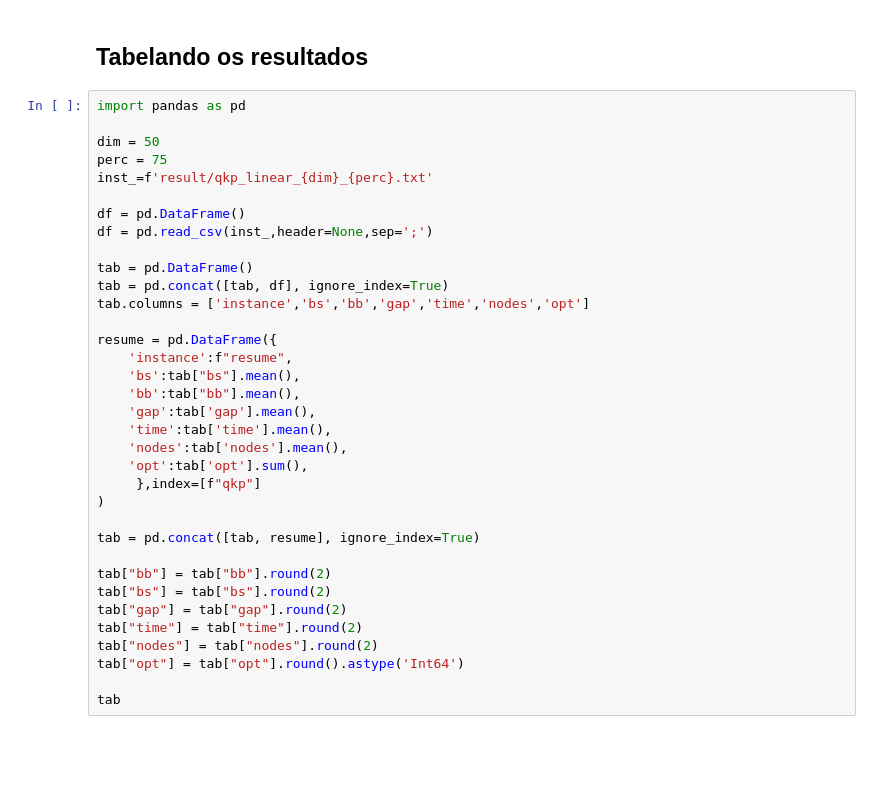
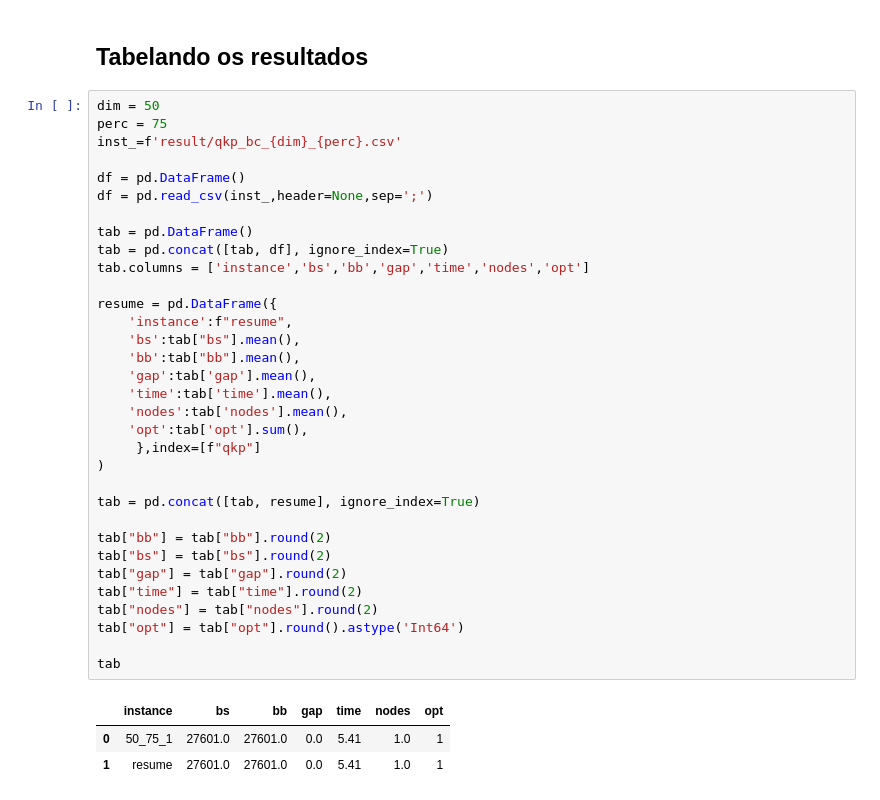
Before and after one commit to jesusossian/opt_lab, a Jupyter notebook: notebooks/qkp01_bc.ipynb, the cells around one changed output. Cells and saved outputs as stored; diff of their text form; blank space fills up the shorter version.

```diff
--- a/notebooks/qkp01_bc.ipynb
+++ b/notebooks/qkp01_bc.ipynb
@@ -251,40 +282,42 @@ if __name__ == "__main__":
 # %% [markdown]
 ## Tabelando os resultados
 # %%
-import pandas as pd
-
 dim = 50
 perc = 75
-inst_=f'result/qkp_linear_{dim}_{perc}.txt'
+inst_=f'result/qkp_bc_{dim}_{perc}.csv'
 
 df = pd.DataFrame()
 df = pd.read_csv(inst_,header=None,sep=';')
 
 tab = pd.DataFrame()
 tab = pd.concat([tab, df], ignore_index=True)
 tab.columns = ['instance','bs','bb','gap','time','nodes','opt']
 
 resume = pd.DataFrame({
     'instance':f"resume",
     'bs':tab["bs"].mean(),
     'bb':tab["bb"].mean(),
     'gap':tab['gap'].mean(),
     'time':tab['time'].mean(),
     'nodes':tab['nodes'].mean(),
     'opt':tab['opt'].sum(),
      },index=[f"qkp"]
 )
 
 tab = pd.concat([tab, resume], ignore_index=True)
 
 tab["bb"] = tab["bb"].round(2)
 tab["bs"] = tab["bs"].round(2)
 tab["gap"] = tab["gap"].round(2)
 tab["time"] = tab["time"].round(2)
 tab["nodes"] = tab["nodes"].round(2)
 tab["opt"] = tab["opt"].round().astype('Int64')
 
 tab
+# %% [output]
+|  | instance | bs | bb | gap | time | nodes | opt |
+| 0 | 50_75_1 | 27601.0 | 27601.0 | 0.0 | 5.41 | 1.0 | 1 |
+| 1 | resume | 27601.0 | 27601.0 | 0.0 | 5.41 | 1.0 | 1 |
 # %%
 print(
     tab[['instance','bs','bb','gap','time','nodes','opt']].
```
Also changed, not shown: parts of 5 cells of this notebook, 7 other files.
